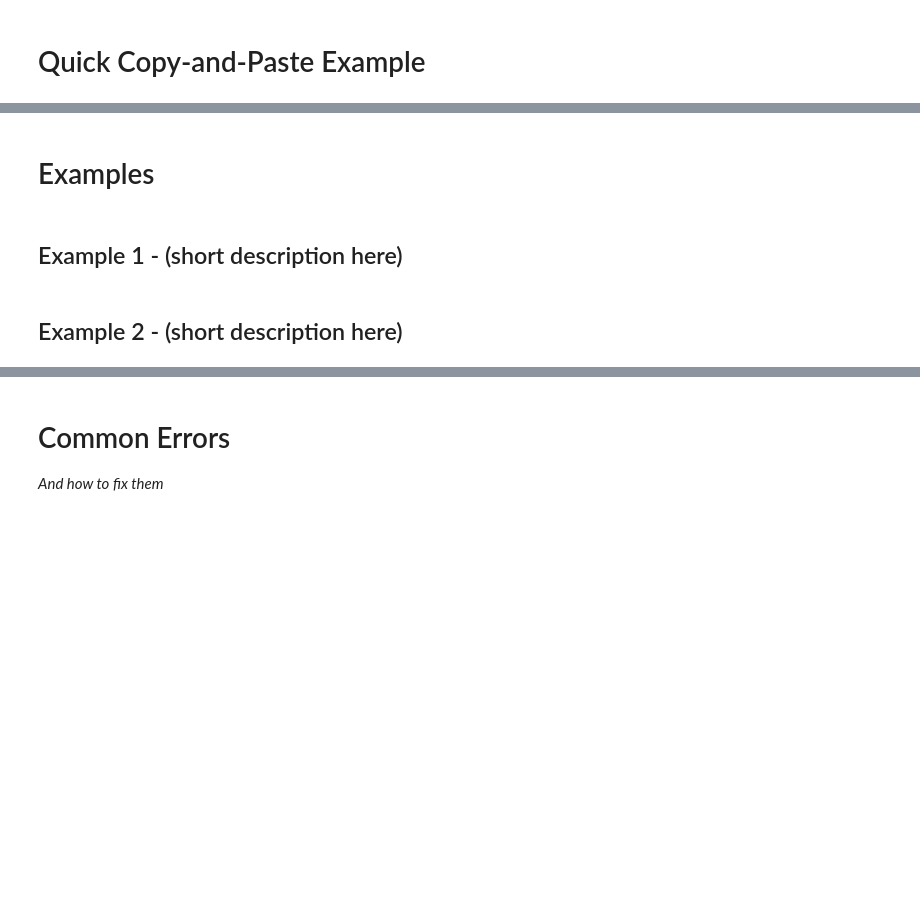
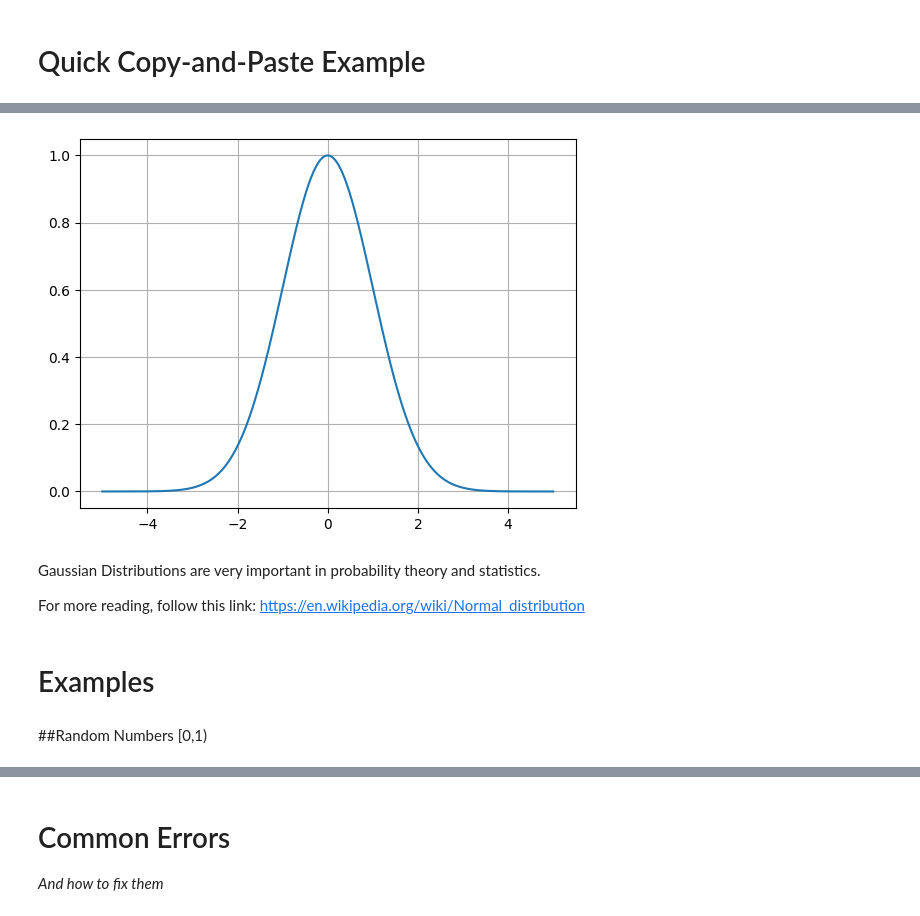
Before and after one commit to mdaugherity/PythonGuide, a Jupyter notebook: RandomNumbers.ipynb, the cells around one changed output, grey strips where cells are left out. Drawn from its saved outputs; the diff is of its cells as text; code cells hidden in the pictures; blank space fills up the shorter version.

```diff
--- a/RandomNumbers.ipynb
+++ b/RandomNumbers.ipynb
@@ -30,6 +89,21 @@ This section explains how the magical black boxes work that we will be using.*
+# %%
+# @title
+import matplotlib.pyplot as plt
+def gaussian(x):
+  return np.exp(-(x**2)/2)
+x = np.linspace(-5,5,500)
+y = gaussian(x)
+plt.plot(x,y)
+plt.grid()
+plt.show()
+# %% [output]
+[figure, added]
+# %% [markdown]
+Gaussian Distributions are very important in probability theory and statistics.
+
+For more reading, follow this link:
+https://en.wikipedia.org/wiki/Normal_distribution
 # %% [markdown]
 # Examples
-# %% [markdown]
-## Example 1 - (short description here)
-# %% [markdown]
-## Example 2 - (short description here)
+# %% [markdown]
+##Random Numbers [0,1)
```
Also changed, not shown: parts of 53 cells of this notebook.
